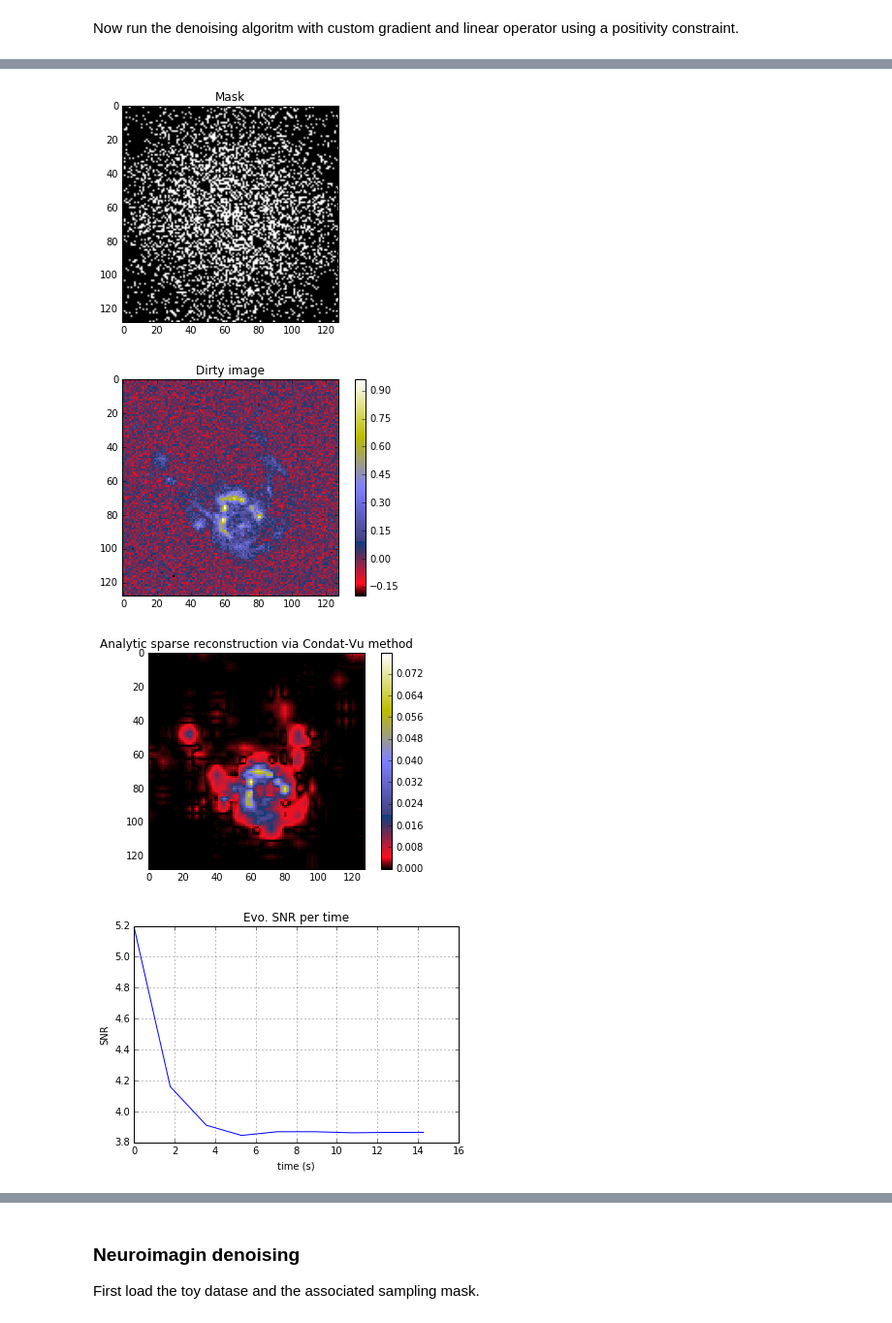
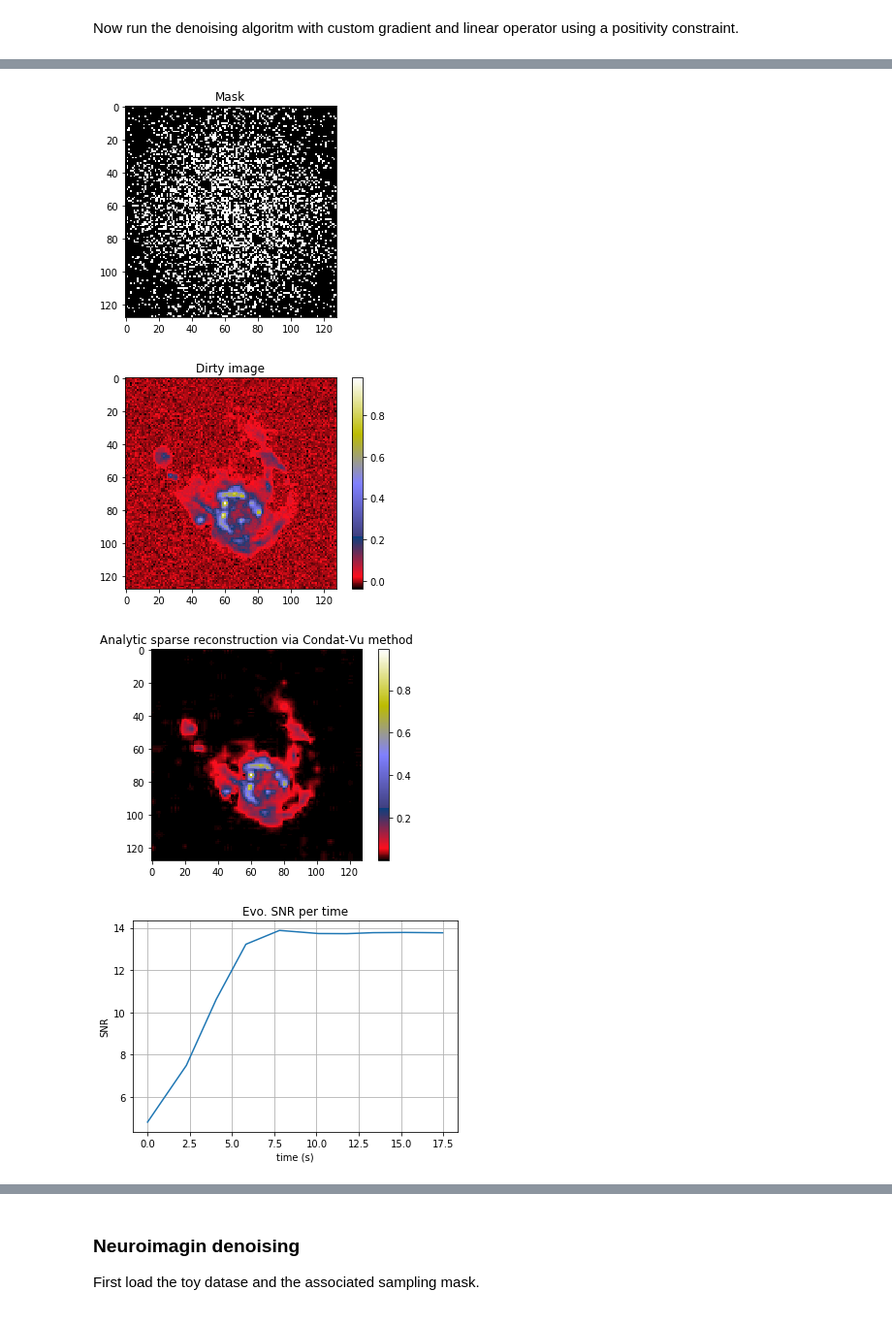
Before and after one commit to hanaecarrie/pisap, a Jupyter notebook: pisap/demo/denoising.ipynb, the cells around one changed output, grey strips where cells are left out. Shown: that part at 97% size. Drawn from its saved outputs; the diff is of its cells as text; code cells hidden in the pictures.

```diff
--- a/pisap/demo/denoising.ipynb
+++ b/pisap/demo/denoising.ipynb
@@ -35,13 +47,9 @@ mask.show()
 # %% [markdown]
 Now generate a synthetic image from the previous toy_dataset and sampling mask.
 # %%
-from pisap.base.utils import convert_mask_to_locations
-from pisap.numerics.noise import add_noise
-import scipy.fftpack as pfft
-
-dirty_data = add_noise(image.data, sigma=0.05, noise_type="gauss")
+dirty_data = add_noise(image.data, sigma=0.01, noise_type="gauss")
 dirty_image = pisap.Image(data=dirty_data)
 dirty_image.show()
 mask_shift = pfft.ifftshift(mask.data)
-localization = convert_mask_to_locations(mask.data)
+localization = convert_mask_to_locations(mask_shift)
 dirty_fft = mask_shift * pfft.fft2(dirty_image.data)
@@ -51,12 +56,6 @@ ref, loc, kspace = data_provider.load_m31_128_retrospection(sigma=0.25)
 # %% [markdown]
 Now run the denoising algoritm with custom gradient and linear operator using a positivity constraint.
 # %%
-from pisap.numerics.reconstruct import sparse_rec_fista
-from pisap.numerics.gradient import Grad2DSynthesis
-from pisap.numerics.linear import Wavelet
-from pisap.numerics.fourier import FFT
-from pisap.numerics.cost import snr, nrmse
-
 metrics = {'snr':{'metric':snr,
                   'mapping': {'x_new': 'test', 'y_new':None},
                   'cst_kwargs':{'ref':image.data},
@@ -69,21 +68,18 @@ metrics = {'snr':{'metric':snr,
                    },
            }
 params = {
-    'data':kspace,
+    'data':dirty_fft,
     'gradient_cls':Grad2DSynthesis,
-    'gradient_kwargs':{"ft_cls": {FFT: {"samples_locations": loc,
-                                        "img_size": kspace.shape[0]}}},
+    'gradient_kwargs':{"ft_cls": {FFT: {"samples_locations": localization,
+                                        "img_size": dirty_fft.shape[0]}}},
     'linear_cls':Wavelet,
-    'linear_kwargs':{"nb_scale": 4, "wavelet": "MallatWaveletTransform79Filters"},
+    'linear_kwargs':{"nb_scale": 3, "wavelet": "MallatWaveletTransform79Filters"},
     'max_nb_of_iter':100,
-    'mu':7.5e-3,
+    'mu':2.0e-2,
     'metrics':metrics,
     'verbose':1,
 }
 
 x, y, saved_metrics = sparse_rec_fista(**params)
-
-x.show()
-y.show()
 # %% [output]
 Starting FISTA reconstruction algorithm.
@@ -94,41 +90,38 @@ Starting FISTA reconstruction algorithm.
 -------> early-stopping done
 # %%
-import matplotlib.pylab as plt
-import numpy
-
 plt.figure()
 plt.imshow(mask, cmap='gray')
 plt.title("Mask")
 
 plt.figure()
 plt.imshow(dirty_image.data, interpolation="nearest", cmap="gist_stern")
 plt.colorbar()
 plt.title("Dirty image")
 
 plt.figure()
-plt.imshow(numpy.abs(x.data), interpolation="nearest", cmap="gist_stern")
+plt.imshow(np.abs(x.data), interpolation="nearest", cmap="gist_stern")
 plt.colorbar()
 plt.title("Analytic sparse reconstruction via Condat-Vu method")
 
 metric = saved_metrics['snr']
 fig = plt.figure()
 plt.grid()
 plt.plot(metric['time'], metric['values'])
 plt.xlabel("time (s)")
 plt.ylabel("SNR")
 plt.title("Evo. SNR per time")
 
 metric = saved_metrics['nrmse']
 fig = plt.figure()
 plt.grid()
 plt.plot(metric['time'], metric['values'])
 plt.xlabel("time (s)")
 plt.ylabel("NRMSE")
 plt.title("Evo. NRMSE per time")
 
 plt.show()
 # %% [output]
-[figure, old version]
+[figure, new version]
-[figure, old version]
+[figure, new version]
-[figure, old version]
+[figure, new version]
-[figure, old version]
+[figure, new version]
```
Also changed, not shown: parts of 10 cells of this notebook, 3 other files.
